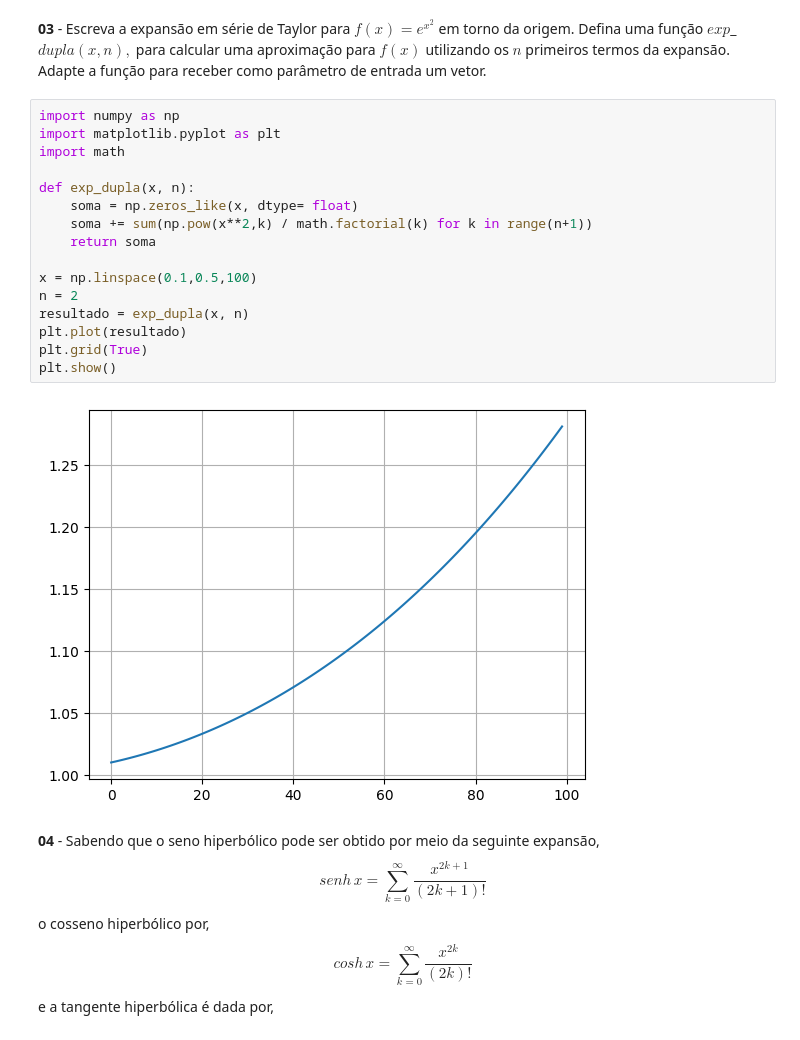
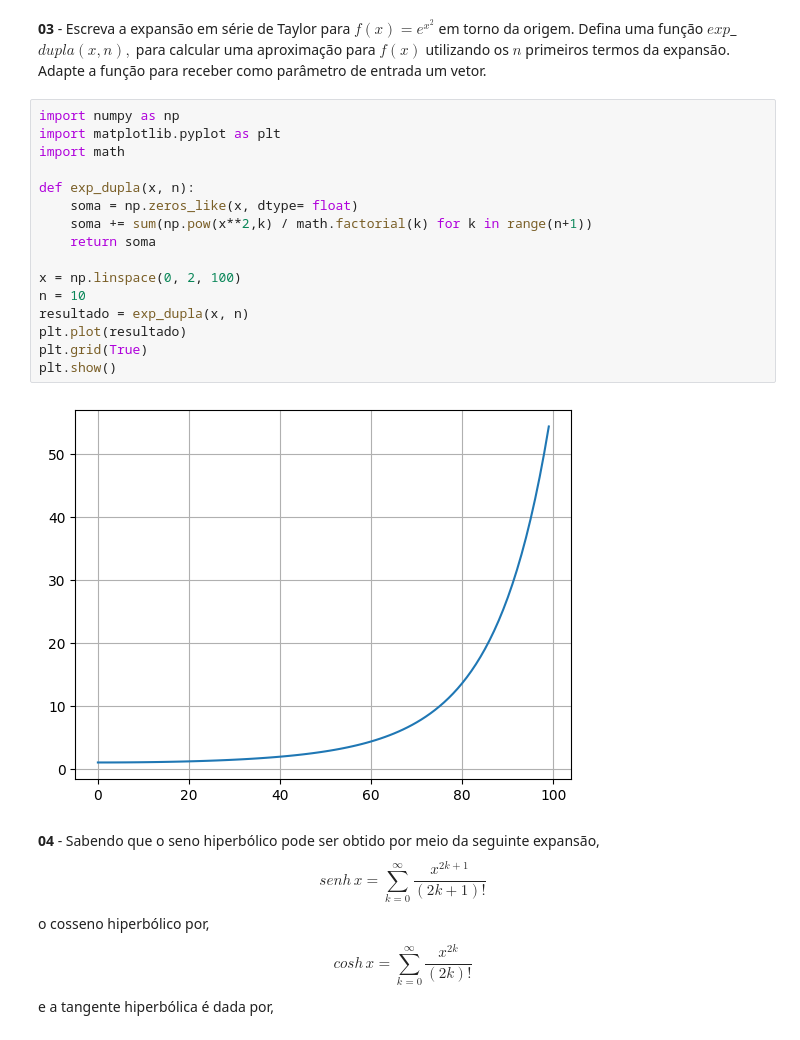
Before and after one commit to PedroNeto05/lab-CN, a Jupyter notebook: Lab_01.ipynb, the cells around one changed output. Saved outputs shown, nothing was run; the diff lists cells and outputs as text.

```diff
--- a/Lab_01.ipynb
+++ b/Lab_01.ipynb
@@ -191,21 +191,21 @@ plt.show()
 # %%
 import numpy as np
 import matplotlib.pyplot as plt
 import math
 
 def exp_dupla(x, n):
     soma = np.zeros_like(x, dtype= float)
     soma += sum(np.pow(x**2,k) / math.factorial(k) for k in range(n+1))
     return soma
 
-x = np.linspace(0.1,0.5,100)
-n = 2
+x = np.linspace(0, 2, 100)
+n = 10
 resultado = exp_dupla(x, n)
 plt.plot(resultado)
 plt.grid(True)
 plt.show()
 # %% [output]
-[figure, old version]
+[figure, new version]
 # %% [markdown]
 **04** - Sabendo que o seno hiperbólico pode ser obtido por meio da seguinte expansão,
 \begin{equation}
```
Also changed, not shown: parts of 1 cell of this notebook.
